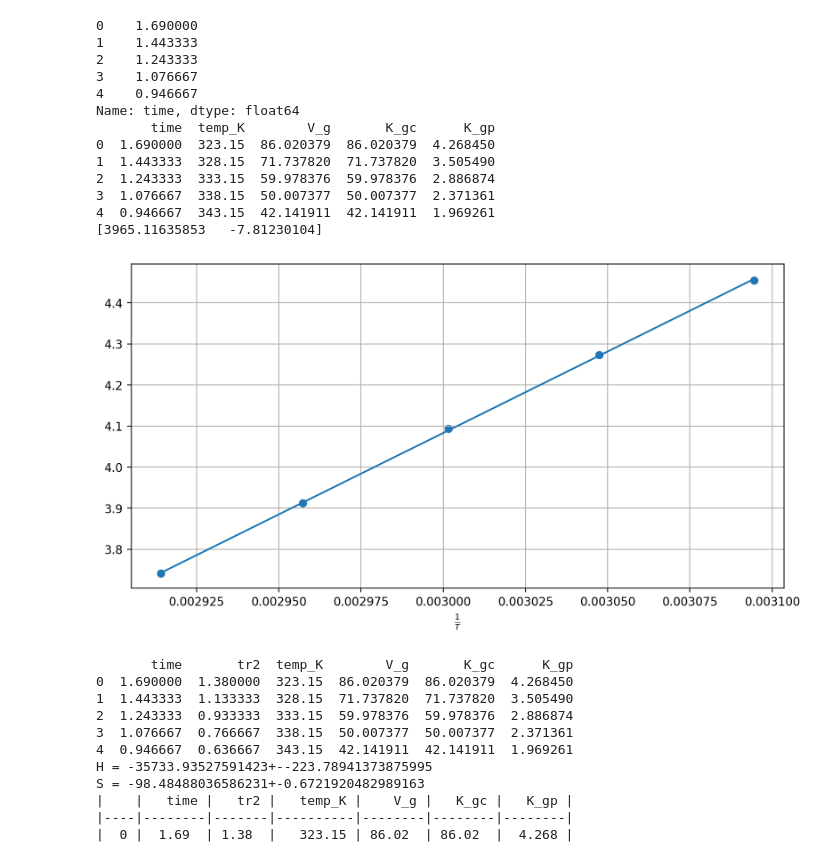
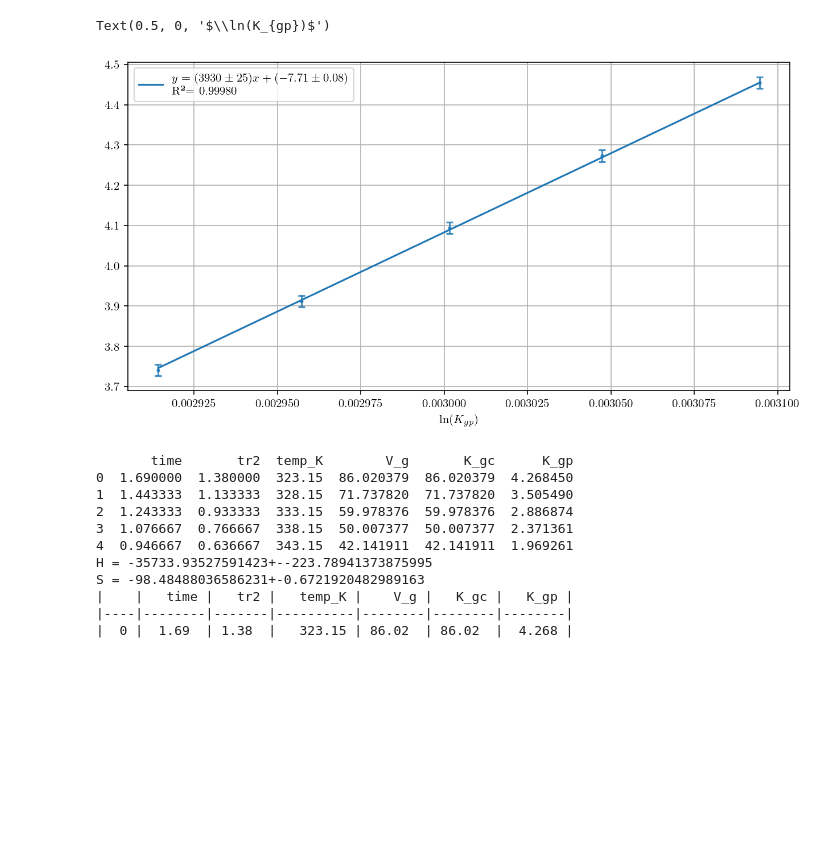
Before and after one commit to yaroslavsavateykin/notebooks, a Jupyter notebook: 4 semester/physical chemistry/physical chemistry 3.ipynb, the cells around one changed output. Drawn from its saved outputs; the diff is of its cells as text; code cells hidden in the pictures; blank space fills up the shorter version.

```diff
--- a/4 semester/physical chemistry/physical chemistry 3.ipynb
+++ b/4 semester/physical chemistry/physical chemistry 3.ipynb
@@ -55,66 +8,42 @@ def tikz_convert(ax,
 # %%
-import numpy as np
-import pandas as pd
-import matplotlib.pyplot as plt
-from scipy.optimize import curve_fit
+UncRegression.latex_style(True)
 
 t_room = 19 + 273.15
 t0 = 0.31
 m = 2.366 * 0.15
 F = 20
 a0 = 1
 p0 = 1
 C0 = 1
 R = 6.2363e-2
 
 df_exp = {"time": [[1.69, 1.69, 1.69],
                    [1.45, 1.44, 1.44],
                    [1.25, 1.24, 1.24],
                    [1.08, 1.08, 1.07],
                    [0.94, 0.95, 0.95]],
       "temp_C": [50, 55, 60, 65, 70]
      }
 
 df_exp = pd.DataFrame(df_exp)
 
-df = {"time": np.array([np.sum(x)/len(x) for x in df_exp["time"]]),
+df = {"time": np.array([ufloat(np.mean(x), np.std(x)) for x in df_exp["time"]]),
       "temp_K": 273.15 + df_exp["temp_C"]}
 
 df = pd.DataFrame(df)
 df["V_g"] = (df["time"] - t0)/m * F * ((np.array(df_exp["temp_C"]) + 273.15)/t_room)
 df["K_gc"] = df["V_g"] * 1/a0 / (1/p0)
 df["K_gp"] = df["K_gc"] * p0 / (C0 * R * df["temp_K"])
 
-print(df["time"])
-df = pd.DataFrame(df)
-print(df)
+reg = UncRegression(1/df["temp_K"], unumpy.log(df["K_gc"]))
 
-plt.figure(figsize=(10,5), dpi =200)
-plt.scatter(1/df["temp_K"], np.log(df["K_gc"]))
 
-popt, pcov = curve_fit(lambda x,k,b: k*x + b, 1/df["temp_K"], np.log(df["K_gc"]))
-print(popt)
-x = np.linspace(1/df["temp_K"].min(),1/df["temp_K"].max(),100)
-plt.plot(x, popt[0]*x + popt[1])
-
-plt.grid()
-plt.xlabel("$\\frac{1}{T}$")
-plt.show()
+ax = reg.plot()
+ax.set_ylabel("$\\ln(K_{gp})$")
+ax.set_xlabel()
 # %% [output]
-0    1.690000
-1    1.443333
-2    1.243333
-3    1.076667
-4    0.946667
-Name: time, dtype: float64
-       time  temp_K        V_g       K_gc      K_gp
-0  1.690000  323.15  86.020379  86.020379  4.268450
-1  1.443333  328.15  71.737820  71.737820  3.505490
-2  1.243333  333.15  59.978376  59.978376  2.886874
-3  1.076667  338.15  50.007377  50.007377  2.371361
-4  0.946667  343.15  42.141911  42.141911  1.969261
-[3965.11635853   -7.81230104]
+Text(0.5, 0, '$\\ln(K_{gp})$')
-[figure, old version]
+[figure, new version]
 # %%
 import numpy as np
 import pandas as pd
```
Also changed, not shown: parts of 3 cells of this notebook, 30 other files.
